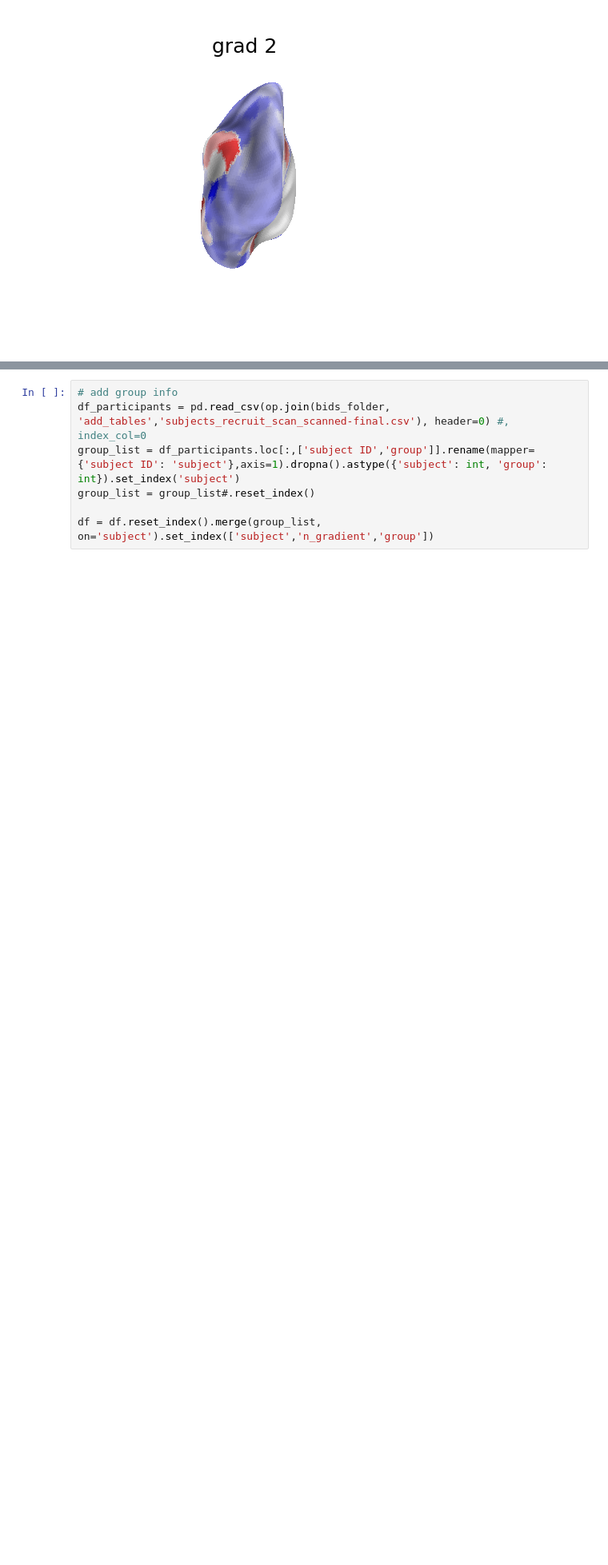
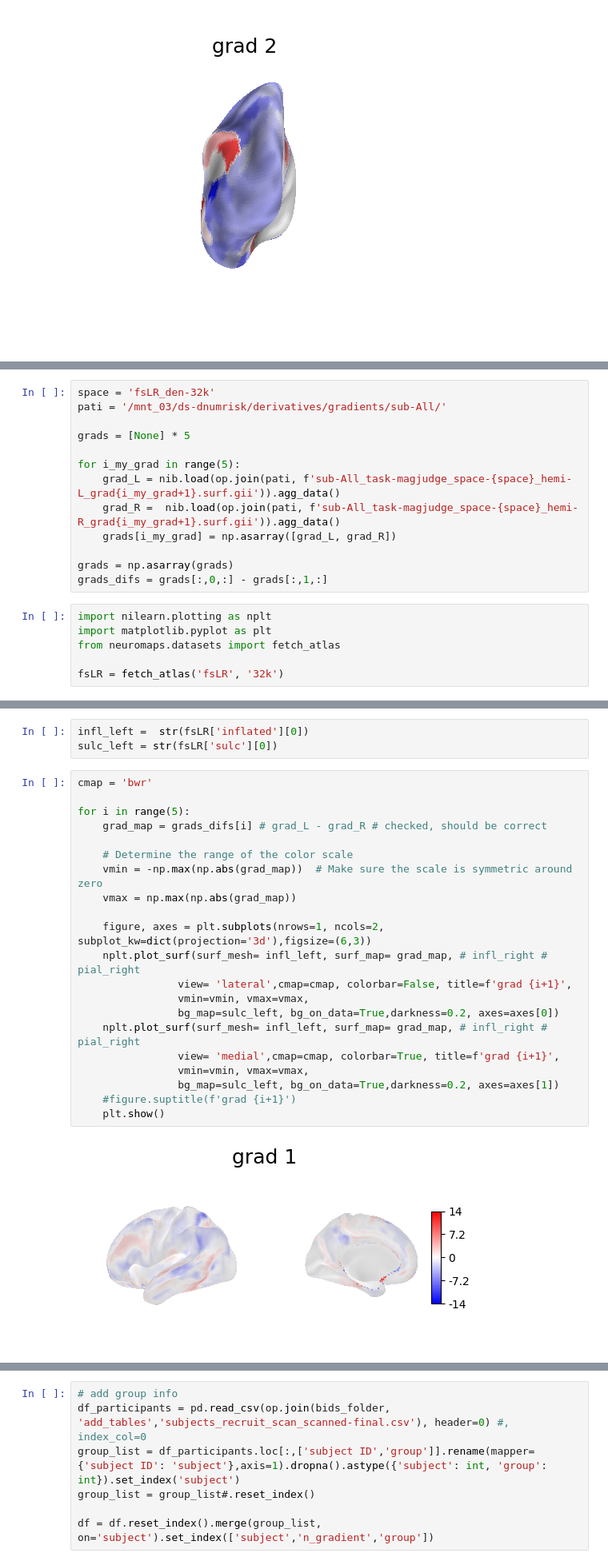
Before and after one commit to mrenke/numrisk, a Jupyter notebook: numrisk/fmri_analysis/gradients/asym_gradients_01.ipynb, the cells around one changed output, grey strips where cells are left out. Shown at 80% size. Saved outputs shown, nothing was run; the diff lists cells and outputs as text; blank space fills up the shorter version.

Commit message:
network dispersion in gradient space

```diff
--- a/numrisk/fmri_analysis/gradients/asym_gradients_01.ipynb
+++ b/numrisk/fmri_analysis/gradients/asym_gradients_01.ipynb
@@ -76,0 +79,19 @@ plt.show()
+# %%
+space = 'fsLR_den-32k'
+pati = '/mnt_03/ds-dnumrisk/derivatives/gradients/sub-All/'
+
+grads = [None] * 5
+
+for i_my_grad in range(5):
+    grad_L = nib.load(op.join(pati, f'sub-All_task-magjudge_space-{space}_hemi-L_grad{i_my_grad+1}.surf.gii')).agg_data()
+    grad_R =  nib.load(op.join(pati, f'sub-All_task-magjudge_space-{space}_hemi-R_grad{i_my_grad+1}.surf.gii')).agg_data()
+    grads[i_my_grad] = np.asarray([grad_L, grad_R])
+
+grads = np.asarray(grads)
+grads_difs = grads[:,0,:] - grads[:,1,:]
+# %%
+import nilearn.plotting as nplt
+import matplotlib.pyplot as plt
+from neuromaps.datasets import fetch_atlas
+
+fsLR = fetch_atlas('fsLR', '32k')
@@ -76,0 +102,26 @@ plt.show()
+# %%
+infl_left =  str(fsLR['inflated'][0])
+sulc_left = str(fsLR['sulc'][0])
+# %%
+cmap = 'bwr'
+
+for i in range(5):
+    grad_map = grads_difs[i] # grad_L - grad_R # checked, should be correct
+
+    # Determine the range of the color scale
+    vmin = -np.max(np.abs(grad_map))  # Make sure the scale is symmetric around zero
+    vmax = np.max(np.abs(grad_map))
+
+    figure, axes = plt.subplots(nrows=1, ncols=2, subplot_kw=dict(projection='3d'),figsize=(6,3))
+    nplt.plot_surf(surf_mesh= infl_left, surf_map= grad_map, # infl_right # pial_right
+                view= 'lateral',cmap=cmap, colorbar=False, title=f'grad {i+1}',
+                vmin=vmin, vmax=vmax,
+                bg_map=sulc_left, bg_on_data=True,darkness=0.2, axes=axes[0])
+    nplt.plot_surf(surf_mesh= infl_left, surf_map= grad_map, # infl_right # pial_right
+                view= 'medial',cmap=cmap, colorbar=True, title=f'grad {i+1}',
+                vmin=vmin, vmax=vmax,
+                bg_map=sulc_left, bg_on_data=True,darkness=0.2, axes=axes[1])
+    #figure.suptitle(f'grad {i+1}')
+    plt.show()
+# %% [output]
+[figure, added]
```
Also changed, not shown: parts of 6 cells of this notebook, 1 other file.
